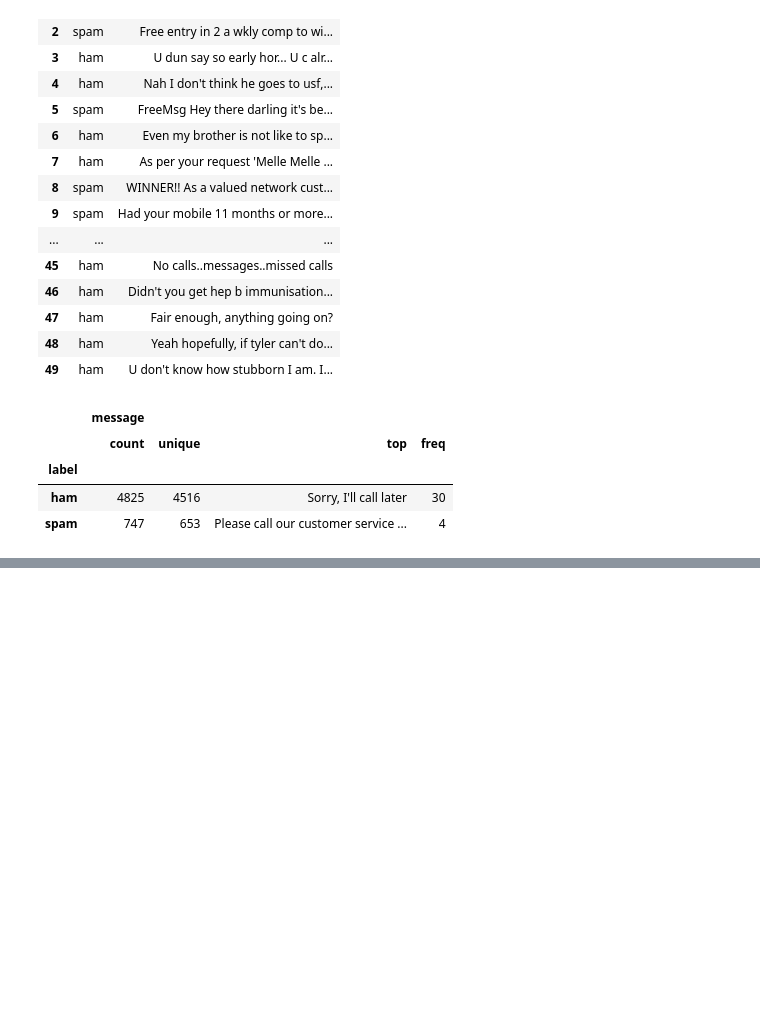
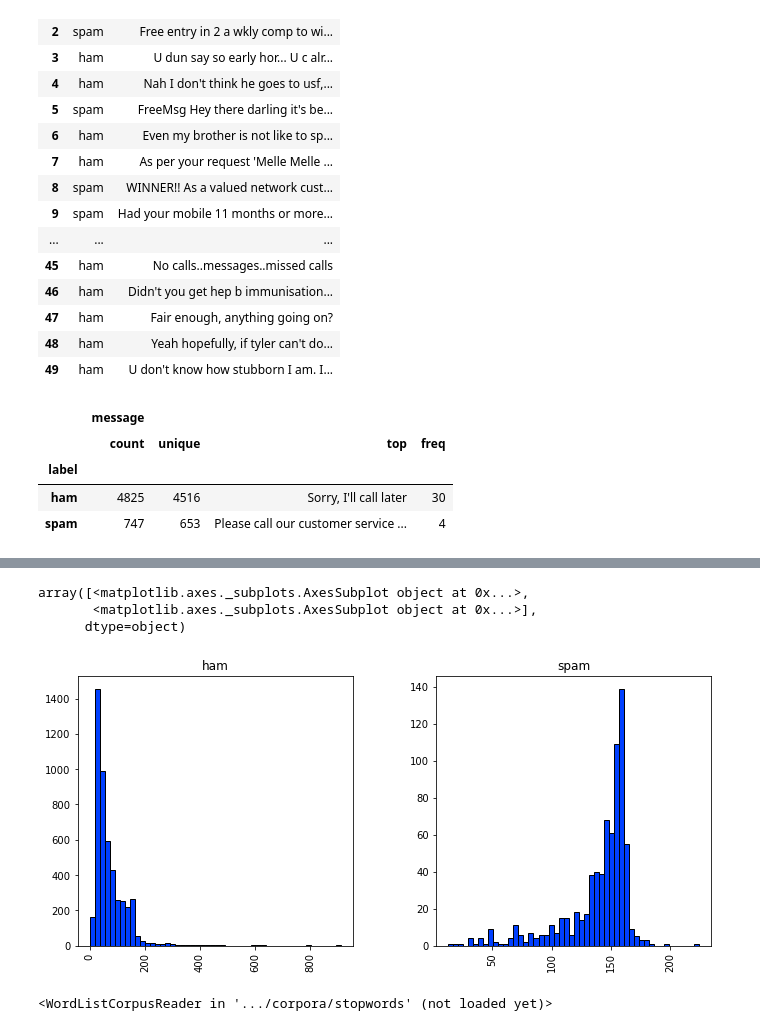
Before and after one commit to VENOM609/AFLA-1, a Jupyter notebook: spamdetector.ipynb, the cells around one changed output, grey strips where cells are left out. Saved outputs shown, nothing was run; the diff lists cells and outputs as text; code cells hidden in the pictures; blank space fills up the shorter version.

Commit message:
plotted lendth of message graph

```diff
--- a/spamdetector.ipynb
+++ b/spamdetector.ipynb
@@ -83,3 +92,6 @@ df_new.groupby('label').describe()
 #Sorry, I'll call later" appears only 30 times here =)
 # Please call our customer service representativ... appears 4 times here
 #from this groupby function i fouynd that there are 4825 ham messages and 747 spam messages in this data set from which 4516ham and 653 spam messages are unique.
+# %%
+df_new['length'] = df_new['message'].apply(len)
+df_new.head()
@@ -85,0 +105,9 @@ df_new.groupby('label').describe()
+# %%
+mpl.rcParams['patch.force_edgecolor'] = True
+plt.style.use('seaborn-bright')
+df_new.hist(column='length', by='label', bins=50,figsize=(11,5))
+# %% [output]
+array([<matplotlib.axes._subplots.AxesSubplot object at 0x...>,
+       <matplotlib.axes._subplots.AxesSubplot object at 0x...>],
+      dtype=object)
+[figure, added]
@@ -85,0 +119,6 @@ df_new.groupby('label').describe()
+# %%
+#stropwords load error
+from nltk.corpus import stopwords
+stopwords
+# %% [output]
+<WordListCorpusReader in '.../corpora/stopwords' (not loaded yet)>
```
Also changed, not shown: parts of 4 cells of this notebook.
